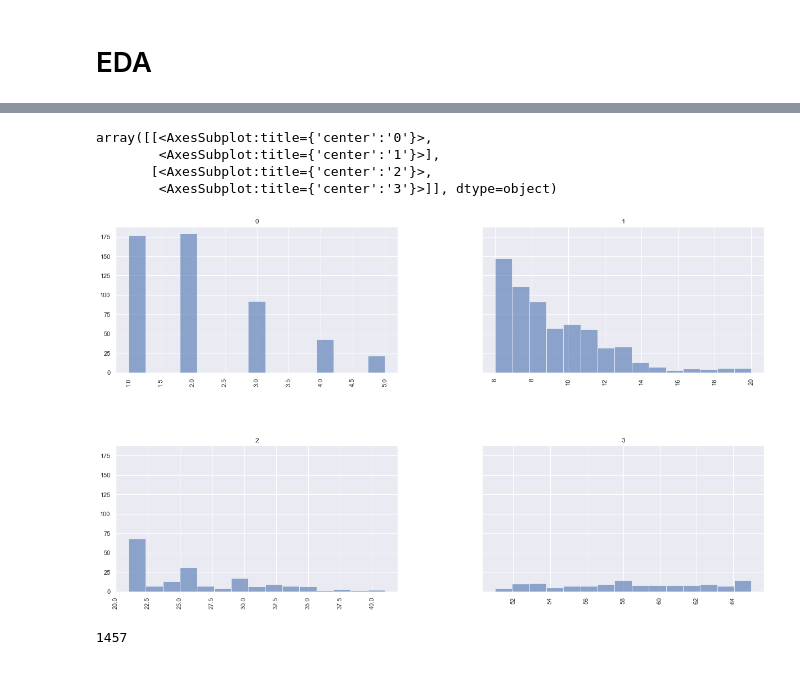
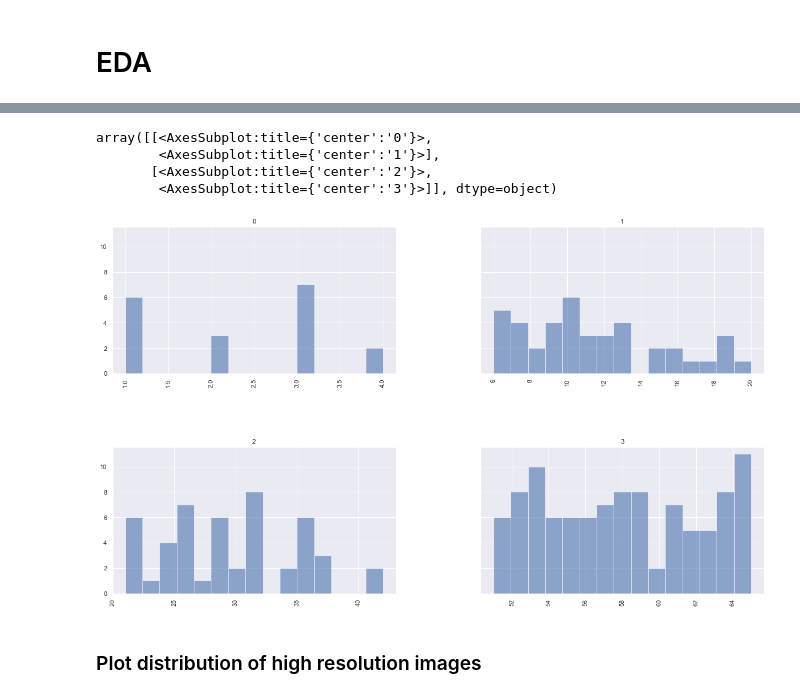
Before and after one commit to SolidCake98/ACNE-Image-analysis, a Jupyter notebook: ACNE_EDA.ipynb, the cells around one changed output, grey strips where cells are left out. Saved outputs shown, nothing was run; the diff lists cells and outputs as text; code cells hidden in the pictures.

```diff
--- a/ACNE_EDA.ipynb
+++ b/ACNE_EDA.ipynb
@@ -47,10 +83,20 @@ test_fold_files = sorted(glob('../Classification/NNEW_test*.txt'))
 # %%
 def get_boxes(file):
+    """
+    Read annotations from xml
+    :param file: path to xml annotation of an image
+    :return: dictioanry and list of dictionaries
+    (first contains of img path and dimension data,
+    second contains of bbox data for that image).
+    """
 
     def process_bndbox(bndbox):
         bbox = {}
         for el in bndbox:
             bbox[el.tag] = int(el.text)
+
+        bbox['width'] = bbox['xmax'] - bbox['xmin']
+        bbox['height'] = bbox['ymax'] - bbox['ymin']
         return bbox
 
     def add_bbox_el(obj_el, bbox_dict):
@@ -82,9 +128,17 @@ def get_boxes(file):
             add_bbox_el(el, box)
         boxes.append(box)
 
+    area = bbox_area_covered(boxes)
+
+    data['area'] = area
+    data['damaged_area'] = area/(data['width'] * data['height'])
+    data['bluriness'] = bluriness_of_image(base_path_to_img + data['filename'])
     return data, boxes
 # %%
-def get_sewerity(files):
+def get_severity(files):
+    """
+    Read files about acne severity level and num of lesions
+    """
     data = []
     for file in files:
         with open(file, 'r') as f:
@@ -105,7 +161,9 @@ with diagnostics.ProgressBar():
 # %%
+# splitting data to info associated to image and info associated to bbox'es
+
 img_info, img_annotations = zip(*img_data)
 img_annotations = [item for sublist in img_annotations for item in sublist]
-img_severity = get_sewerity([test_fold_files[0], train_val_fold_files[1]])
+img_severity = get_severity([test_fold_files[0], train_val_fold_files[0]])
 # %%
 img_info_df = pd.DataFrame(img_info).set_index(['filename'])
 img_severity_df = pd.DataFrame(img_severity).set_index(['filename'])
@@ -145,0 +282,2 @@ array([[<AxesSubplot:title={'center':'count'}>,
+# %%
+low_res_acne_df = acne_img_df[acne_img_df['width'] < 2000]
@@ -146,12 +290,10 @@ array([[<AxesSubplot:title={'center':'count'}>,
 # %%
-acne_img_df.hist(column='count', by='severity', bins=15, alpha=0.6,  sharey=True)
+low_res_acne_df.hist(column='count', by='severity', bins=15, alpha=0.6, sharey=True)
 # %% [output]
 array([[<AxesSubplot:title={'center':'0'}>,
         <AxesSubplot:title={'center':'1'}>],
        [<AxesSubplot:title={'center':'2'}>,
         <AxesSubplot:title={'center':'3'}>]], dtype=object)
-[figure, old version]
+[figure, new version]
-# %%
-np.sum(acne_img_df['count'].value_counts())
-# %% [output]
-1457
+# %% [markdown]
+### Plot distribution of high resolution images
```
Also changed, not shown: parts of 60 cells of this notebook, 2 other files.
